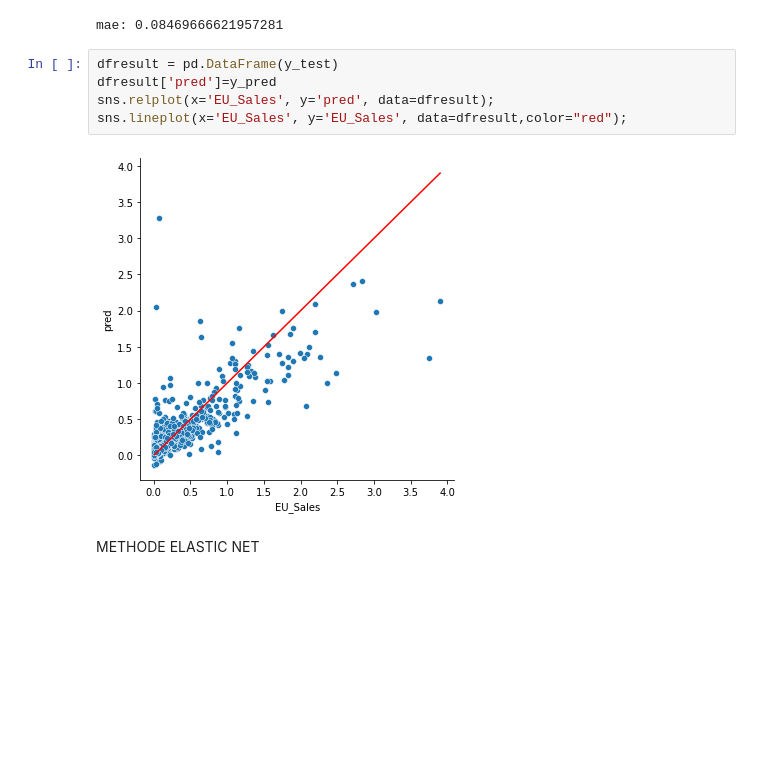
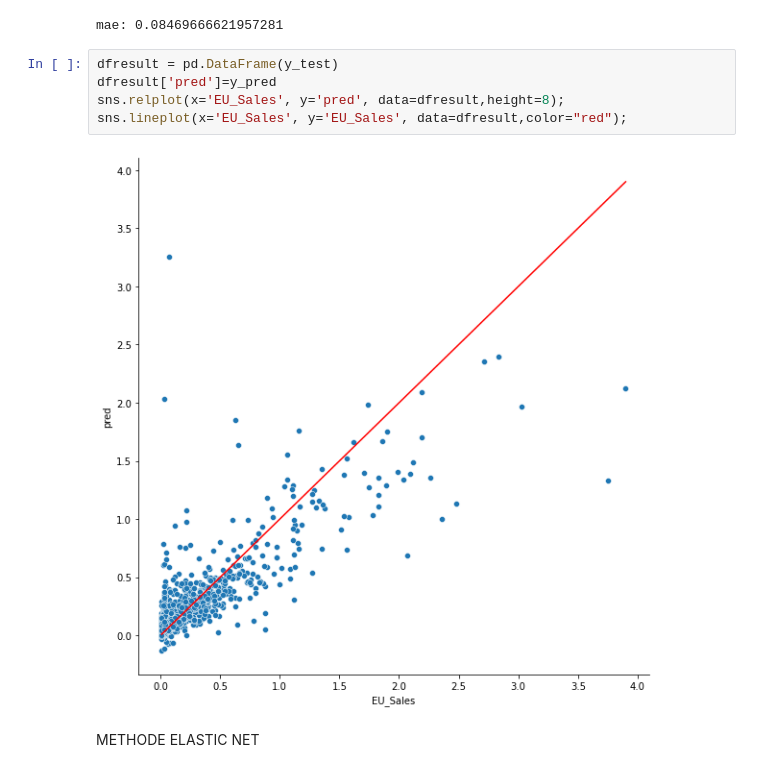
Before and after one commit to Pascal-Thai/GamingSales, a Jupyter notebook: GamingSales_ML_Europe.ipynb, the cells around one changed output. Saved outputs shown, nothing was run; the diff lists cells and outputs as text; blank space fills up the shorter version.

Commit message:
MAJ graphes

```diff
--- a/GamingSales_ML_Europe.ipynb
+++ b/GamingSales_ML_Europe.ipynb
@@ -149,10 +149,10 @@ mae: 0.08469666621957281
 # %%
 dfresult = pd.DataFrame(y_test)
 dfresult['pred']=y_pred
-sns.relplot(x='EU_Sales', y='pred', data=dfresult);
+sns.relplot(x='EU_Sales', y='pred', data=dfresult,height=8);
 sns.lineplot(x='EU_Sales', y='EU_Sales', data=dfresult,color="red");
 # %% [output]
-[figure, old version]
+[figure, new version]
 # %% [markdown]
 METHODE ELASTIC NET
 # %%
```
Also changed, not shown: parts of 1 cell of this notebook.
